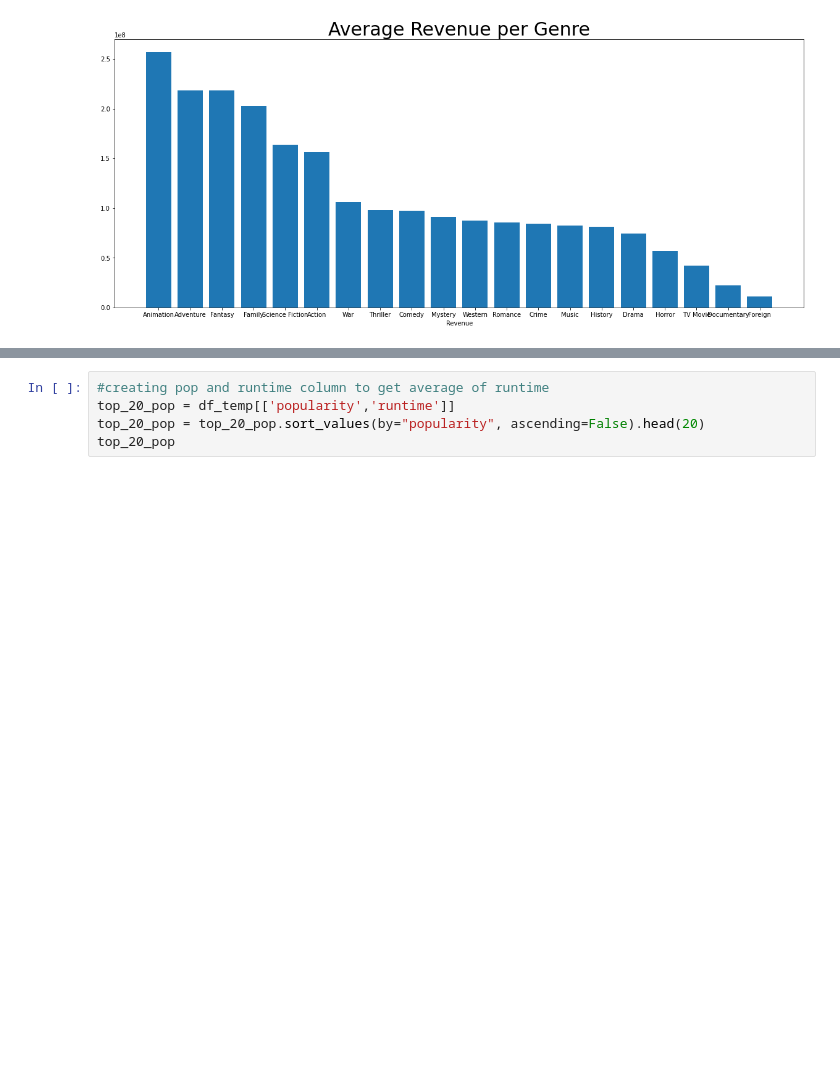
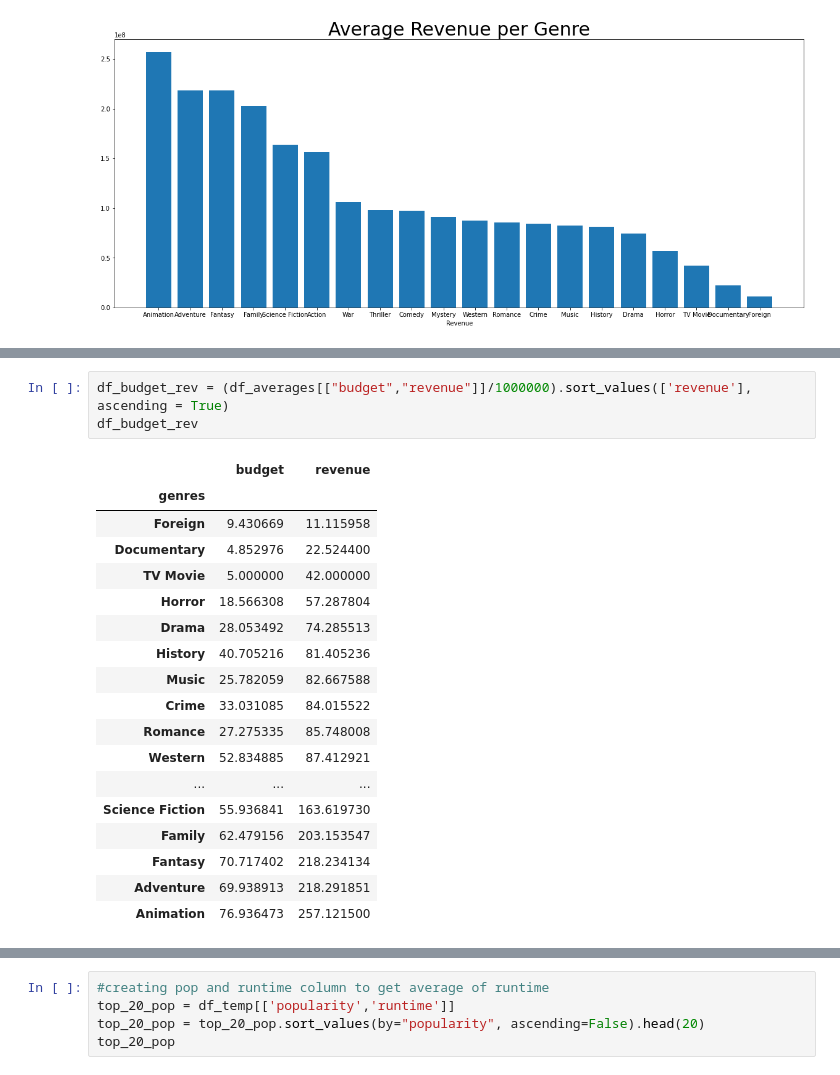
Before and after one commit to krbendol/movie_analysis_Microsoft, a Jupyter notebook: cleaning_of_data.ipynb, the cells around one changed output, grey strips where cells are left out. Saved outputs shown, nothing was run; the diff lists cells and outputs as text; blank space fills up the shorter version.

```diff
--- a/cleaning_of_data.ipynb
+++ b/cleaning_of_data.ipynb
@@ -197,0 +210,22 @@ Text(0.5, 1.0, 'Average Revenue per Genre')
+# %%
+df_budget_rev = (df_averages[["budget","revenue"]]/1000000).sort_values(['revenue'], ascending = True)
+df_budget_rev
+# %% [output]
+|  | budget | revenue |
+| genres |  |  |
+| Foreign | 9.430669 | 11.115958 |
+| Documentary | 4.852976 | 22.524400 |
+| TV Movie | 5.000000 | 42.000000 |
+| Horror | 18.566308 | 57.287804 |
+| Drama | 28.053492 | 74.285513 |
+| History | 40.705216 | 81.405236 |
+| Music | 25.782059 | 82.667588 |
+| Crime | 33.031085 | 84.015522 |
+| Romance | 27.275335 | 85.748008 |
+| Western | 52.834885 | 87.412921 |
+| ... | ... | ... |
+| Science Fiction | 55.936841 | 163.619730 |
+| Family | 62.479156 | 203.153547 |
+| Fantasy | 70.717402 | 218.234134 |
+| Adventure | 69.938913 | 218.291851 |
+| Animation | 76.936473 | 257.121500 |
```
Also changed, not shown: parts of 4 cells of this notebook.
